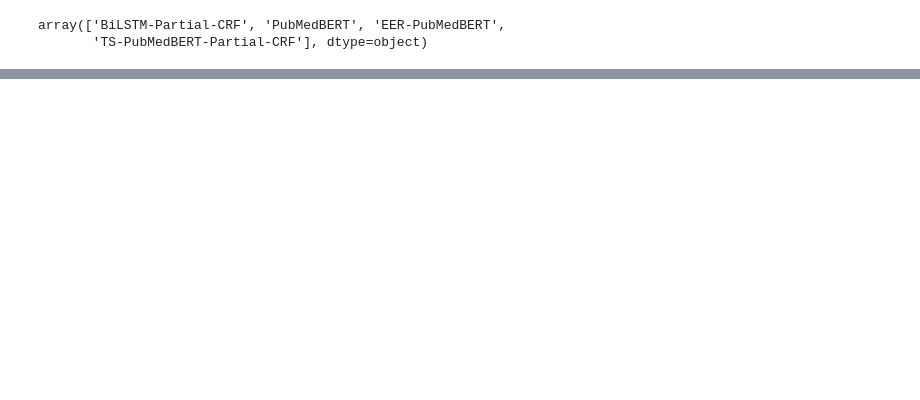
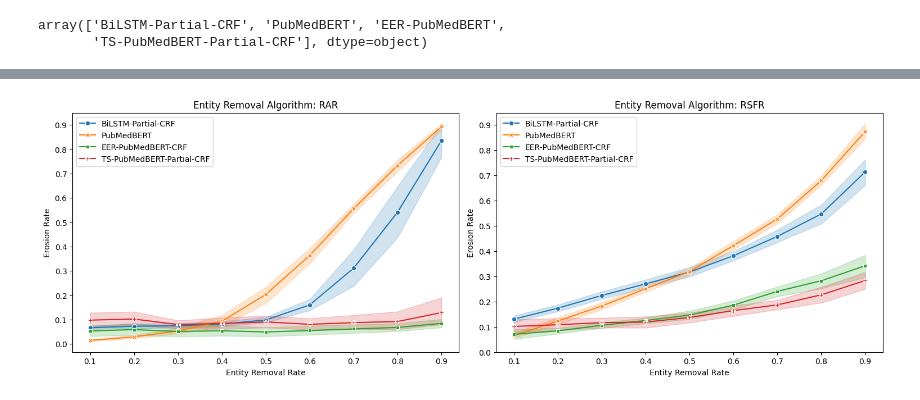
Before and after one commit to possible1402/partial_annotation_learning, a Jupyter notebook: result_plot/confidence_interval_erosion_misguidance.ipynb, the cells around one changed output, grey strips where cells are left out. Drawn from its saved outputs; the diff is of its cells as text; code cells hidden in the pictures; blank space fills up the shorter version.

```diff
--- a/result_plot/confidence_interval_erosion_misguidance.ipynb
+++ b/result_plot/confidence_interval_erosion_misguidance.ipynb
@@ -225,3 +112,18 @@ all_baselines['Model'].unique()
 # %% [output]
 array(['BiLSTM-Partial-CRF', 'PubMedBERT', 'EER-PubMedBERT',
        'TS-PubMedBERT-Partial-CRF'], dtype=object)
+# %%
+
+def ax_plot_figure(ax,Entity_Category,entity_removal_algorithm,dataframe,column_y):
+    cur_data=dataframe[(dataframe['entity_removal_method']==entity_removal_algorithm) &(dataframe['entity_name']==Entity_Category)]
+    seaborn.lineplot(ax=ax,data=cur_data,style="Model",markers=True,dashes=False,x='entity_removal_rate',y=column_y,\
+        hue='Model',err_style='band',hue_order=all_baselines['Model'].unique())
+    abbr_algorithm=removal_algorithm_map[entity_removal_algorithm]
+    ax.legend(loc='upper left',fontsize=20)
+    ax.set_xlabel('Entity Removal Rate',fontsize=20)
+    ax.set_ylabel(column_y.replace('_',' ').title(),fontsize=20)
+    ax.set_xticks(np.arange(0,1.0,0.1))
+    ax.set_yticks(np.arange(0,1.0,0.1))
+    ax.tick_params(axis='x',labelsize=15)
+    ax.tick_params(axis='y',labelsize=20)
+    ax.set_title(f'Entity Type: {entity_type_map[Entity_Category]}; Entity Removal Scheme: {abbr_algorithm}',fontsize=20)
@@ -227,0 +185,21 @@ array(['BiLSTM-Partial-CRF', 'PubMedBERT', 'EER-PubMedBERT',
+# %%
+
+def plot_figure_aggragate_entity_name(entity_removal_algorithm,ax,dataframe,column_y):
+    seaborn.lineplot(data=dataframe[(dataframe['entity_removal_method']==entity_removal_algorithm)],style="Model",\
+        markers=True,dashes=False,x='entity_removal_rate',y=column_y,hue='Model',err_style='band',\
+            ax=ax,hue_order=all_baselines['Model'].unique())
+    abbr_algorithm=removal_algorithm_map[entity_removal_algorithm]
+
+    ax.legend(loc='upper left')
+    ax.set_xlabel('Entity Removal Rate')
+    ax.set_ylabel(column_y.replace('_',' ').title())
+    ax.set_yticks(np.arange(0,1.0,0.1))
+    ax.set_title(f'Entity Removal Algorithm: {abbr_algorithm}')
+
+
+fig,(ax1,ax2)=plt.subplots(1,2,figsize=(15,5),constrained_layout=True)
+plot_figure_aggragate_entity_name("remove_surfaceforms_randomly",ax2,all_baselines,'erosion_rate')
+plot_figure_aggragate_entity_name("remove_annotations_randomly",ax1,all_baselines,'erosion_rate')
+plt.savefig(f"figures/erosion_rate_combi.pdf",dpi=1000)
+# %% [output]
+[figure, added]
```
Also changed, not shown: parts of 49 cells of this notebook, 6 other files.
